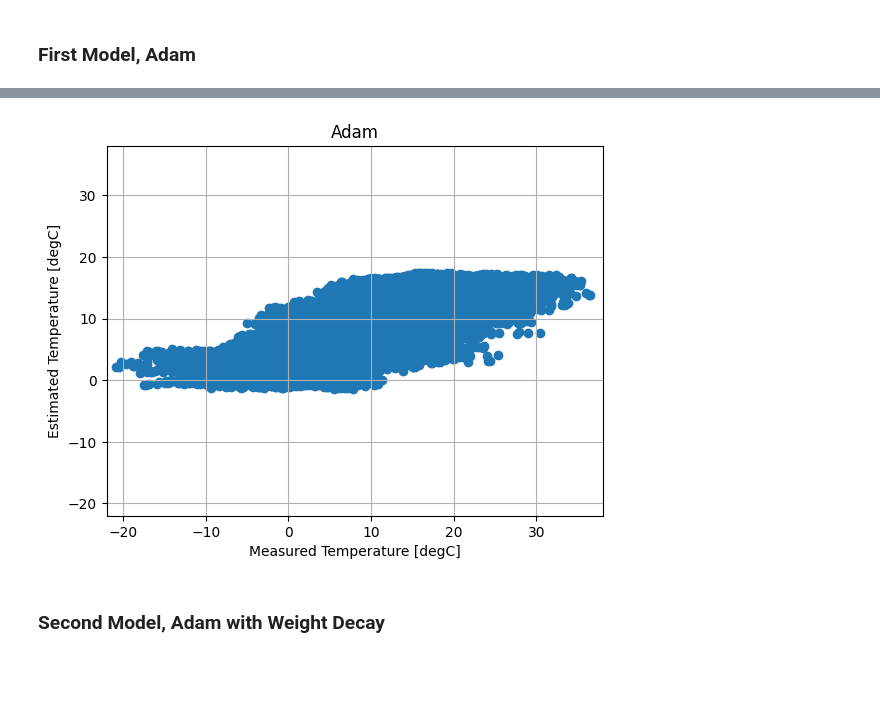
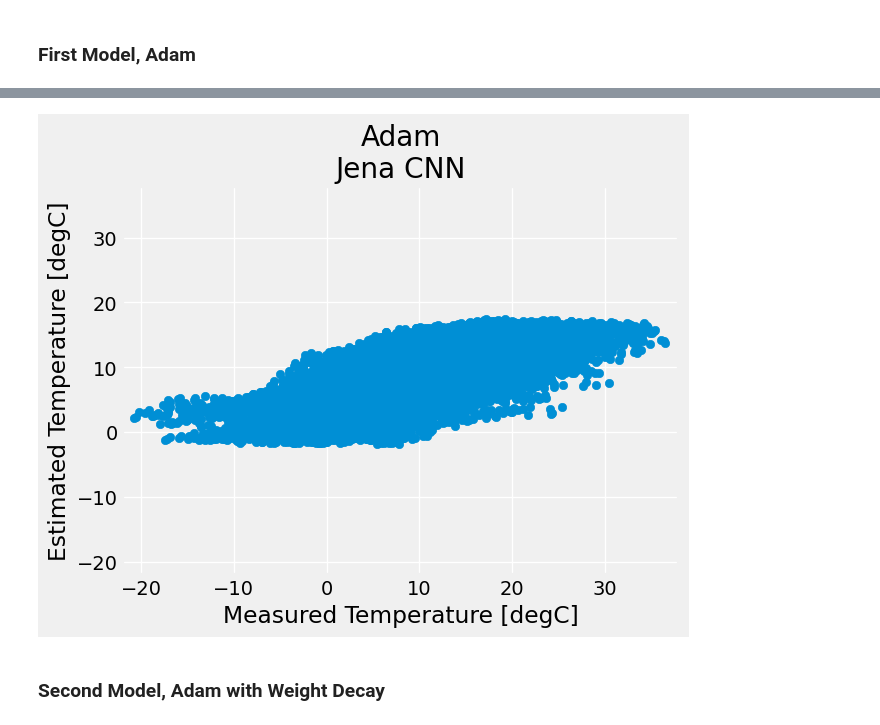
Before and after one commit to breranansi/IDC6146, a Jupyter notebook: Jena3_CNN_NEW.ipynb, the cells around one changed output, grey strips where cells are left out. Saved outputs shown, nothing was run; the diff lists cells and outputs as text; code cells hidden in the pictures; blank space fills up the shorter version.

```diff
--- a/Jena3_CNN_NEW.ipynb
+++ b/Jena3_CNN_NEW.ipynb
@@ -11,6 +11,7 @@ import matplotlib.pyplot as plt
 import numpy as np
 import pandas as pd
 import os
+plt.style.use('fivethirtyeight')
 # %% [markdown]
 Test Libraries
 # %%
@@ -205,14 +206,14 @@ plt.show()
 # %%
 plt.scatter(y_train,p0.flatten())
 plt.ylabel('Estimated Temperature [degC]')
 plt.xlabel('Measured Temperature [degC]')
-plt.title('Adam')
-plt.grid()
+plt.title('Adam\nJena CNN')
+plt.grid(color='white')
 plt.xlim([-22,38])
 plt.ylim([-22,38])
 plt.show()
 # %% [output]
-[figure, old version]
+[figure, new version]
 # %% [markdown]
 ### Second Model, Adam with Weight Decay
 # %%
```
Also changed, not shown: parts of 15 cells of this notebook, 13 other files.
